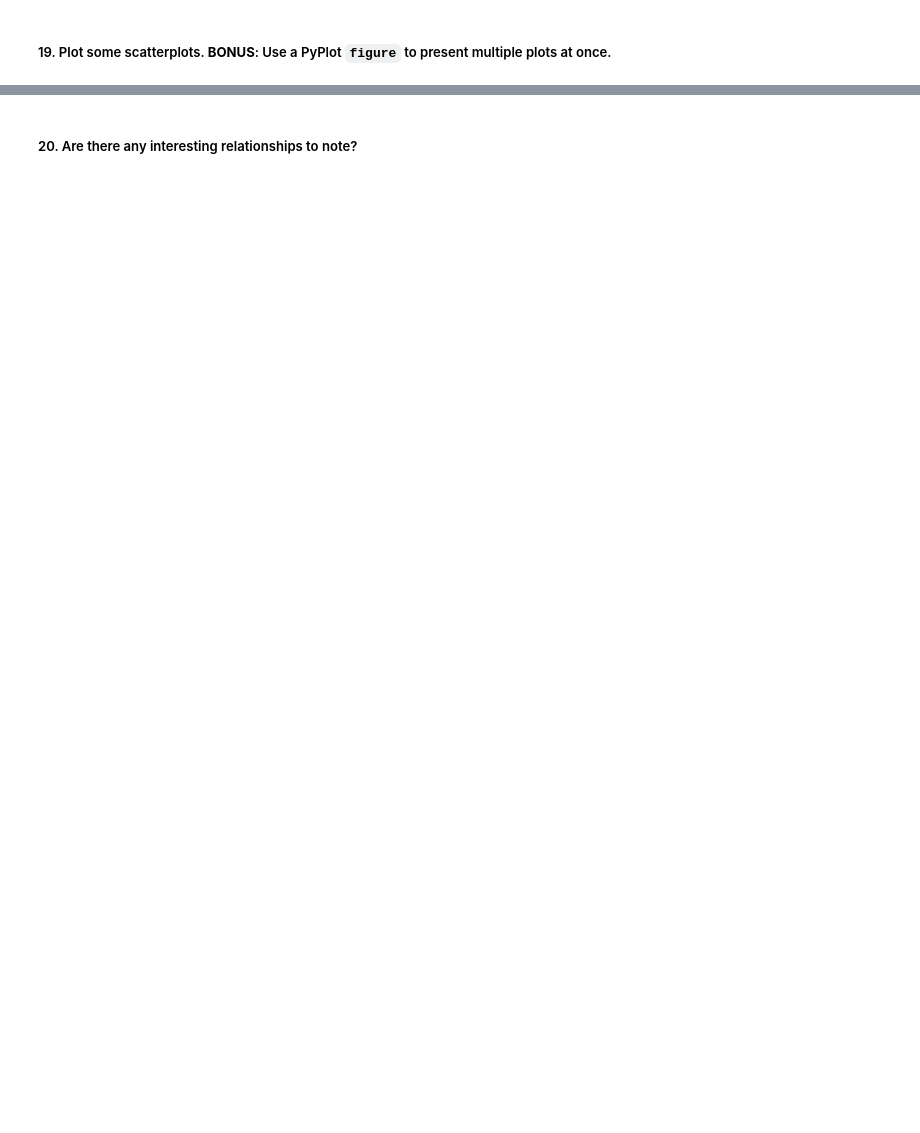
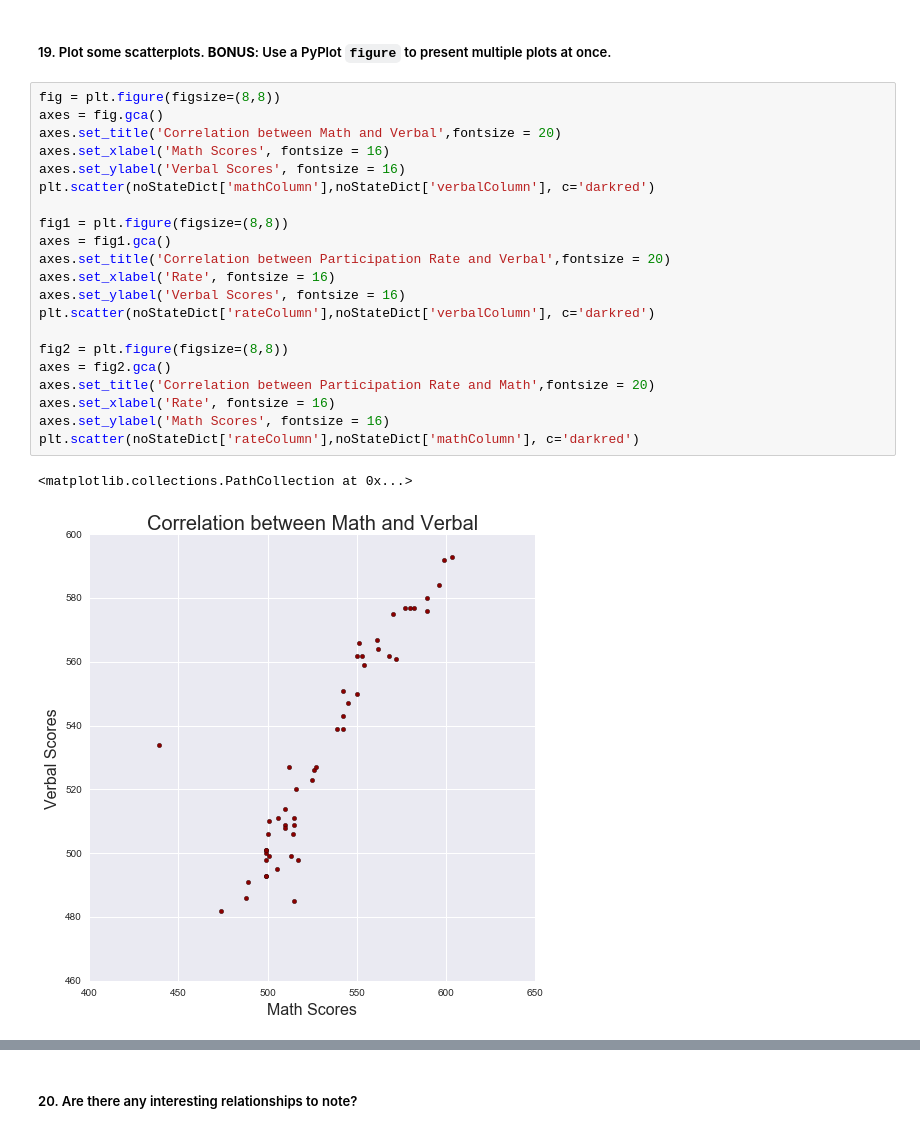
Before and after one commit to sanglee1214/Pandas, a Jupyter notebook: Project/Project 1/starter-code/project_1.ipynb, the cells around one changed output, grey strips where cells are left out. Saved outputs shown, nothing was run; the diff lists cells and outputs as text; blank space fills up the shorter version.

```diff
--- a/Project/Project 1/starter-code/project_1.ipynb
+++ b/Project/Project 1/starter-code/project_1.ipynb
@@ -172,2 +255,26 @@ mathColumn
 # %% [markdown]
 ##### 19. Plot some scatterplots. **BONUS**: Use a PyPlot `figure` to present multiple plots at once.
+# %%
+fig = plt.figure(figsize=(8,8))
+axes = fig.gca()
+axes.set_title('Correlation between Math and Verbal',fontsize = 20)
+axes.set_xlabel('Math Scores', fontsize = 16)
+axes.set_ylabel('Verbal Scores', fontsize = 16)
+plt.scatter(noStateDict['mathColumn'],noStateDict['verbalColumn'], c='darkred')
+
+fig1 = plt.figure(figsize=(8,8))
+axes = fig1.gca()
+axes.set_title('Correlation between Participation Rate and Verbal',fontsize = 20)
+axes.set_xlabel('Rate', fontsize = 16)
+axes.set_ylabel('Verbal Scores', fontsize = 16)
+plt.scatter(noStateDict['rateColumn'],noStateDict['verbalColumn'], c='darkred')
+
+fig2 = plt.figure(figsize=(8,8))
+axes = fig2.gca()
+axes.set_title('Correlation between Participation Rate and Math',fontsize = 20)
+axes.set_xlabel('Rate', fontsize = 16)
+axes.set_ylabel('Math Scores', fontsize = 16)
+plt.scatter(noStateDict['rateColumn'],noStateDict['mathColumn'], c='darkred')
+# %% [output]
+<matplotlib.collections.PathCollection at 0x...>
+[figure, added]
```
Also changed, not shown: parts of 19 cells of this notebook, 13 other files.
